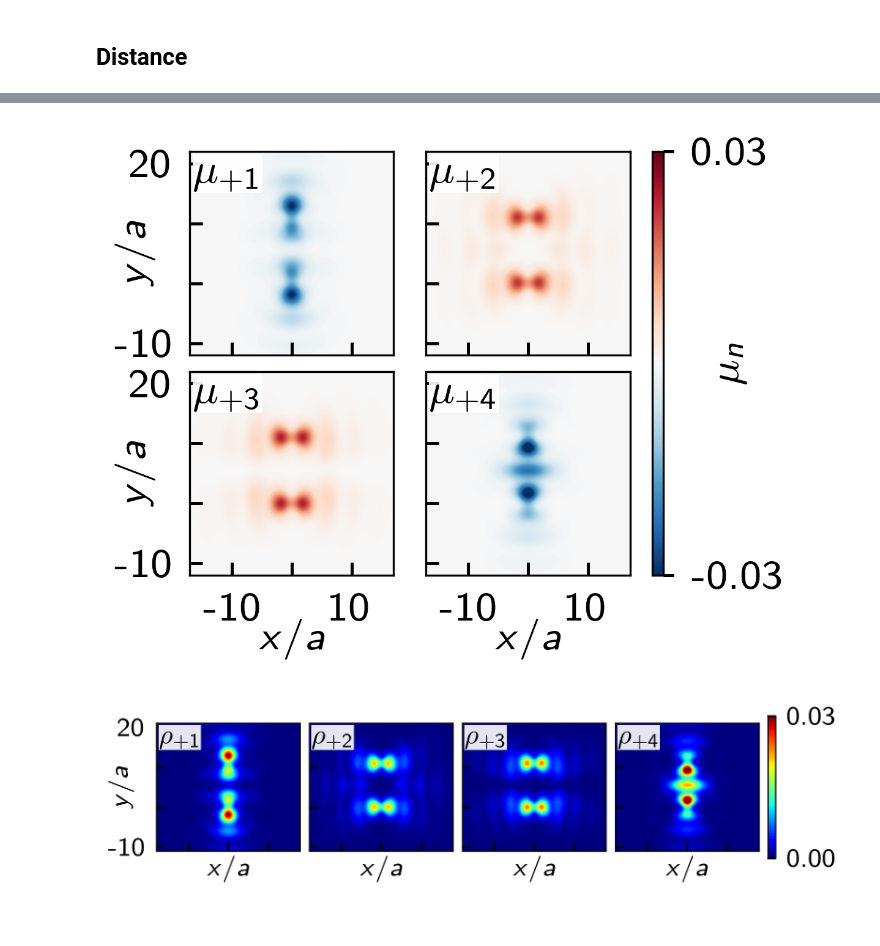
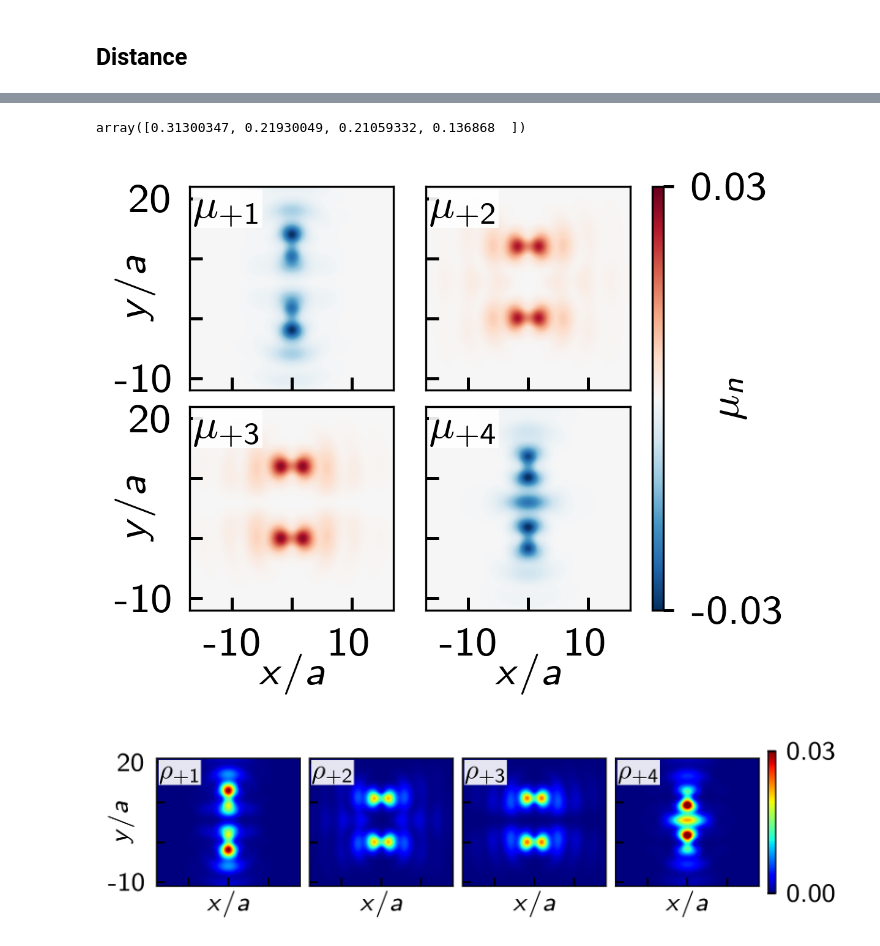
Before and after one commit to maiani/amsc_impurities, a Jupyter notebook: tightbinding/Fig4-5-two_impurities.ipynb, the cells around one changed output, grey strips where cells are left out. Cells and saved outputs as stored; diff of their text form; code cells hidden in the pictures.

```diff
--- a/tightbinding/Fig4-5-two_impurities.ipynb
+++ b/tightbinding/Fig4-5-two_impurities.ipynb
@@ -161,5 +151,5 @@ IndexError: index 25 is out of bounds for axis 0 with size 25
 # %%
-idxp = np.argwhere(ds == 11)[0][0]
+idxp = np.argwhere(ds == 12)[0][0]
 # %%
 fig, ax = plt.subplots(figsize=(3.2, 1.0))
 
@@ -279,3 +176,7 @@ cbar.ax.tick_params(axis='both', which='both', length=2, direction="out")
+# %%
+wss[idxp, idxs[:4]]
+# %% [output]
+array([0.31300347, 0.21930049, 0.21059332, 0.136868  ])
 # %%
 d_1 = t0s0_op(vss[idxp, :, idxs[0]])
 d_2 = t0s0_op(vss[idxp, :, idxs[1]])
@@ -290,7 +191,9 @@ m_4 = t0sz_op(vss[idxp, :, idxs[3]])
 
 # Create figure and gridspace for subplots
 fig = plt.figure(figsize=(1.7, 1.5))
-gs = fig.add_gridspec(2, 3, width_ratios=[1, 1, 0.05], height_ratios=[1, 1], wspace=0.08, hspace=0.08)
+gs = fig.add_gridspec(
+    2, 3, width_ratios=[1, 1, 0.05], height_ratios=[1, 1], wspace=0.08, hspace=0.08
+)
 
 
 # Create subplots
@@ -347,35 +250,35 @@ for ax in [ax1, ax2]:
 
 
 ax1.set_ylabel(r"$y/a$", labelpad=-8)
 ax3.set_ylabel(r"$y/a$", labelpad=-8)
 ax3.set_xlabel(r"$x/a$", labelpad=-2)
 ax4.set_xlabel(r"$x/a$", labelpad=-2)
 
 # Adjust z-order and apply rasterization
 for ax in [ax1, ax2, ax3, ax4]:
     ax.images[0].set_zorder(-1)
     ax.set_rasterization_zorder(0)
 
 # Add titles for each subplot
 add_tl_label(ax1, r"$\mu_{+1}$")
 add_tl_label(ax2, r"$\mu_{+2}$")
 add_tl_label(ax3, r"$\mu_{+3}$")
 add_tl_label(ax4, r"$\mu_{+4}$")
 
 # Create a common colorbar on the right
 # fig.subplots_adjust(right=0.85, left=0.05, bottom=0.05, top=0.95)
 cbar = fig.colorbar(ax1.images[0], cax=cax, cmap="RdBu_r")
 cbar.set_ticks([vmin, vmax], labels=[f"{vmin:.2f}", f"{vmax:.2f}"])
-cbar.ax.tick_params(axis='both', which='both', length=2, direction="out")
+cbar.ax.tick_params(axis="both", which="both", length=2, direction="out")
 cbar.set_label(r"$\mu_n$", labelpad=-14)
 
 # Adjust layout
 # gs.tight_layout(fig)#, rect=[0, 0, 0.85, 1])
 
 # Save the figure as SVG with rasterized content
 fig.savefig("./imgs/Fig4_spins_v19w22.svg", dpi=1200)
 # %% [output]
-[figure, old version]
+[figure, new version]
 # %%
 d_1 = t0s0_op(vss[idxp, :, idxs[0]])
 d_2 = t0s0_op(vss[idxp, :, idxs[1]])
```
Also changed, not shown: parts of 7 cells of this notebook, 12 other files.
